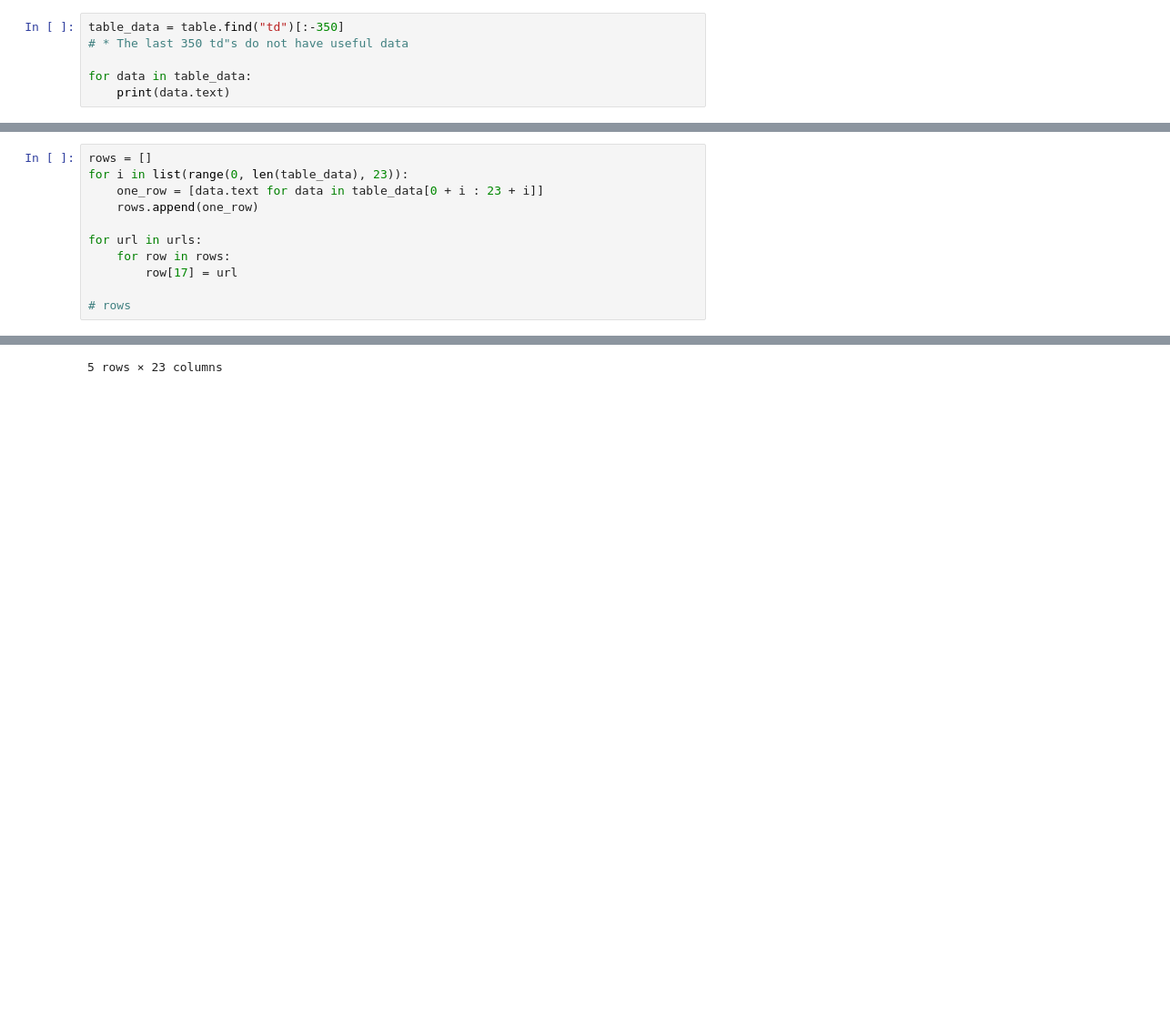
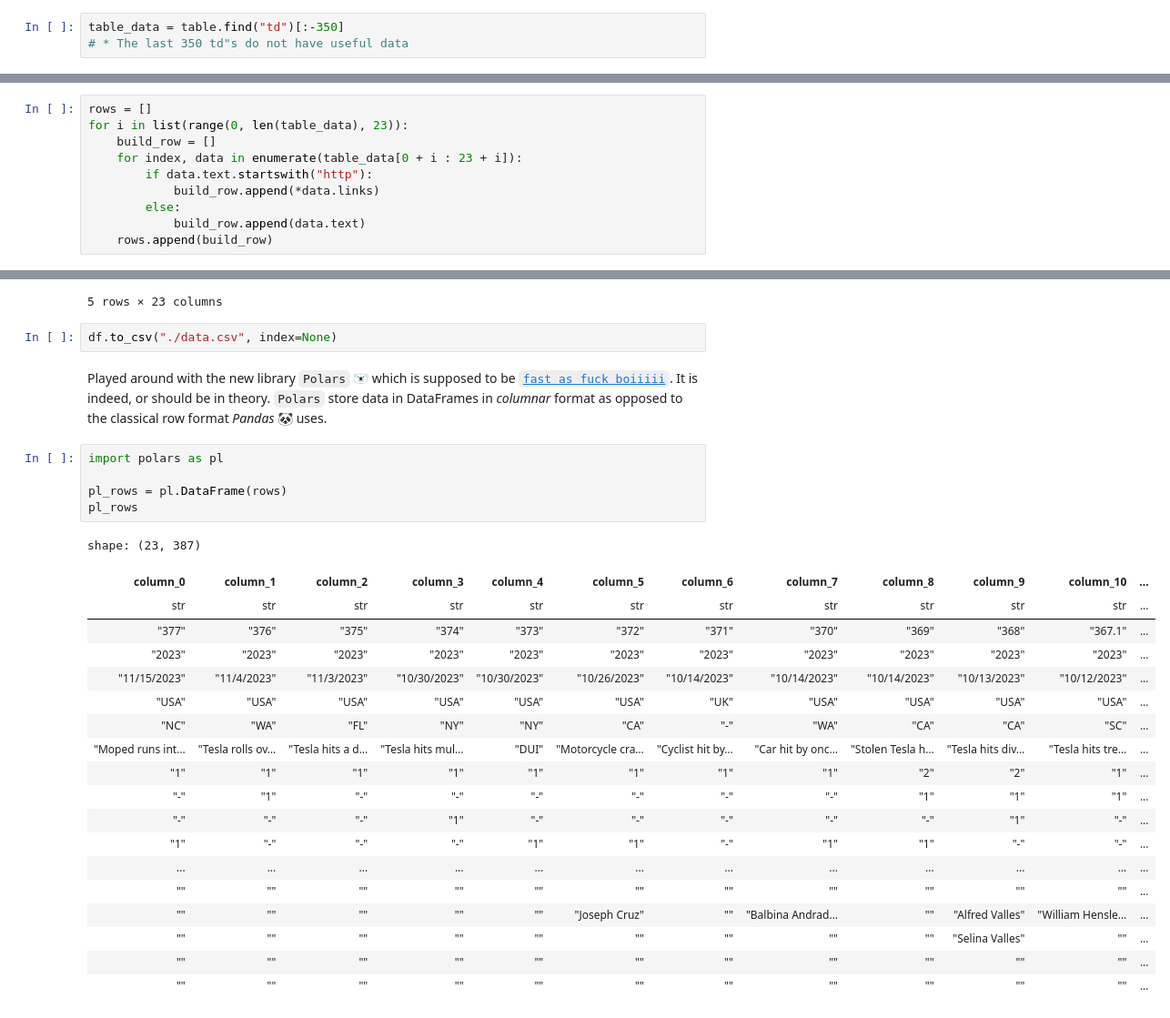
Before and after one commit to nabiladnan18/tesladeaths, a Jupyter notebook: scraper/scraper.ipynb, the cells around one changed output, grey strips where cells are left out. Shown at 91% size. Saved outputs shown, nothing was run; the diff lists cells and outputs as text; blank space fills up the shorter version.

```diff
--- a/scraper/scraper.ipynb
+++ b/scraper/scraper.ipynb
@@ -22,6 +42,3 @@ Collecting all data rows and excluding the last 350 since there is no usable dat
 # %%
 table_data = table.find("td")[:-350]
 # * The last 350 td"s do not have useful data
-
-for data in table_data:
-    print(data.text)
@@ -36,11 +53,10 @@ Looped through the data I found and created a list of **23** values, since we ha
 # %%
 rows = []
 for i in list(range(0, len(table_data), 23)):
-    one_row = [data.text for data in table_data[0 + i : 23 + i]]
-    rows.append(one_row)
-
-for url in urls:
-    for row in rows:
-        row[17] = url
-
-# rows
+    build_row = []
+    for index, data in enumerate(table_data[0 + i : 23 + i]):
+        if data.text.startswith("http"):
+            build_row.append(*data.links)
+        else:
+            build_row.append(data.text)
+    rows.append(build_row)
@@ -81,3 +106,32 @@ df.head()
 | 3 | 374 | 2023 | 10/30/2023 | USA | NY | Tesla hits multiple cars | 1 | 0 | 1 | ... |
 | 4 | 373 | 2023 | 10/30/2023 | USA | NY | DUI | 1 | 0 | 0 | ... |
 5 rows × 23 columns
+# %%
+df.to_csv("./data.csv", index=None)
+# %% [markdown]
+Played around with the new library `Polars` 🐻‍❄️ which is supposed to be [`fast as fuck boiiiii`](https://www.youtube.com/shorts/6E7ZGCfruaw). It is indeed, or should be in theory. `Polars` store data in DataFrames in _columnar_ format as opposed to the classical row format _Pandas_ 🐼 uses.
+# %%
+import polars as pl
+
+pl_rows = pl.DataFrame(rows)
+pl_rows
+# %% [output]
+shape: (23, 387)
+| column_0 | column_1 | column_2 | column_3 | column_4 | column_5 | column_6 | column_7 | column_8 | column_9 | column_10 | ... |
+| str | str | str | str | str | str | str | str | str | str | str | ... |
+| "377" | "376" | "375" | "374" | "373" | "372" | "371" | "370" | "369" | "368" | "367.1" | ... |
+| "2023" | "2023" | "2023" | "2023" | "2023" | "2023" | "2023" | "2023" | "2023" | "2023" | "2023" | ... |
+| "11/15/2023" | "11/4/2023" | "11/3/2023" | "10/30/2023" | "10/30/2023" | "10/26/2023" | "10/14/2023" | "10/14/2023" | "10/14/2023" | "10/13/2023" | "10/12/2023" | ... |
+| "USA" | "USA" | "USA" | "USA" | "USA" | "USA" | "UK" | "USA" | "USA" | "USA" | "USA" | ... |
+| "NC" | "WA" | "FL" | "NY" | "NY" | "CA" | "-" | "WA" | "CA" | "CA" | "SC" | ... |
+| "Moped runs int… | "Tesla rolls ov… | "Tesla hits a d… | "Tesla hits mul… | "DUI" | "Motorcycle cra… | "Cyclist hit by… | "Car hit by onc… | "Stolen Tesla h… | "Tesla hits div… | "Tesla hits tre… | ... |
+| "1" | "1" | "1" | "1" | "1" | "1" | "1" | "1" | "2" | "2" | "1" | ... |
+| "-" | "1" | "-" | "-" | "-" | "-" | "-" | "-" | "1" | "1" | "1" | ... |
+| "-" | "-" | "-" | "1" | "-" | "-" | "-" | "-" | "-" | "1" | "-" | ... |
+| "1" | "-" | "-" | "-" | "1" | "1" | "-" | "1" | "1" | "-" | "-" | ... |
+| ... | ... | ... | ... | ... | ... | ... | ... | ... | ... | ... | ... |
+| "" | "" | "" | "" | "" | "" | "" | "" | "" | "" | "" | ... |
+| "" | "" | "" | "" | "" | "Joseph Cruz" | "" | "Balbina Andrad… | "" | "Alfred Valles" | "William Hensle… | ... |
+| "" | "" | "" | "" | "" | "" | "" | "" | "" | "Selina Valles" | "" | ... |
+| "" | "" | "" | "" | "" | "" | "" | "" | "" | "" | "" | ... |
+| "" | "" | "" | "" | "" | "" | "" | "" | "" | "" | "" | ... |
```
Also changed, not shown: parts of 24 cells of this notebook.
